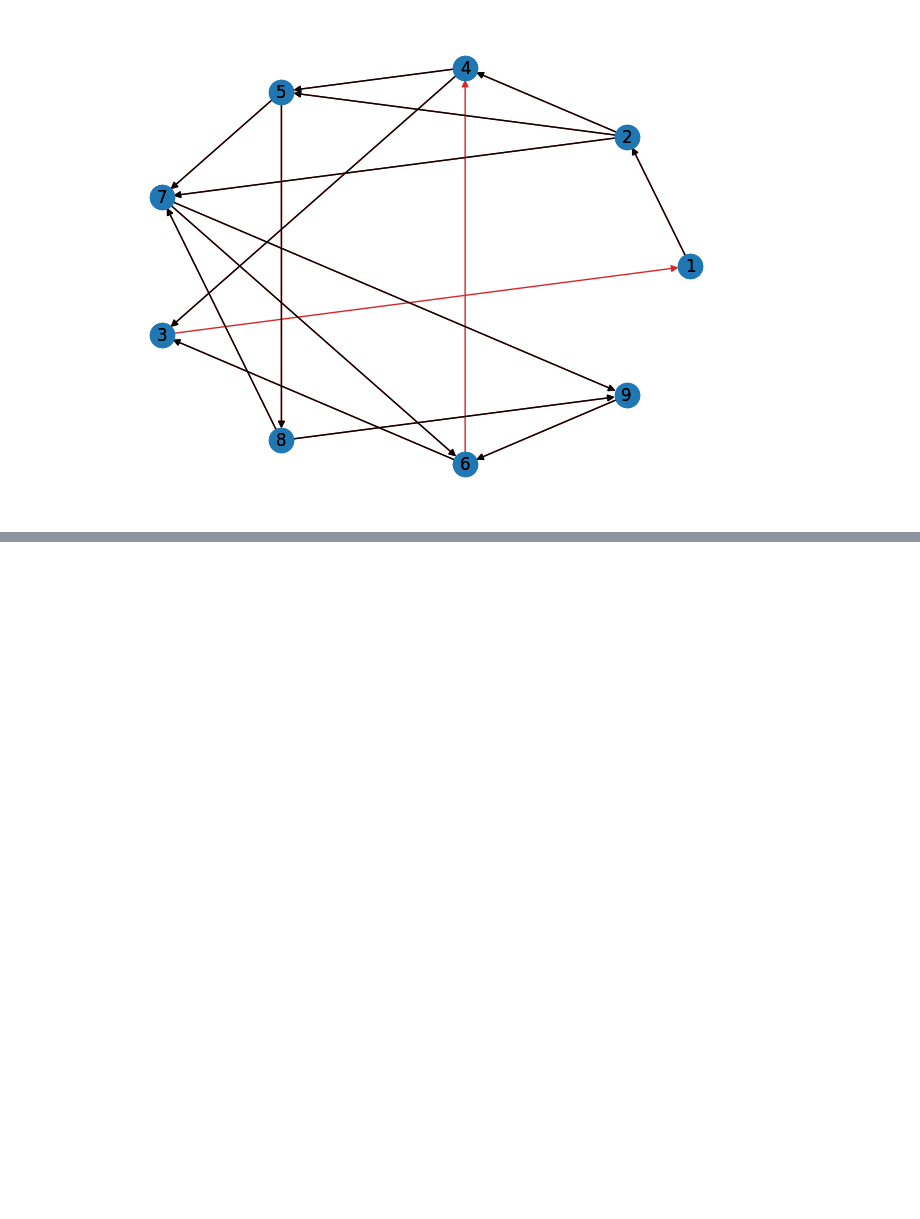
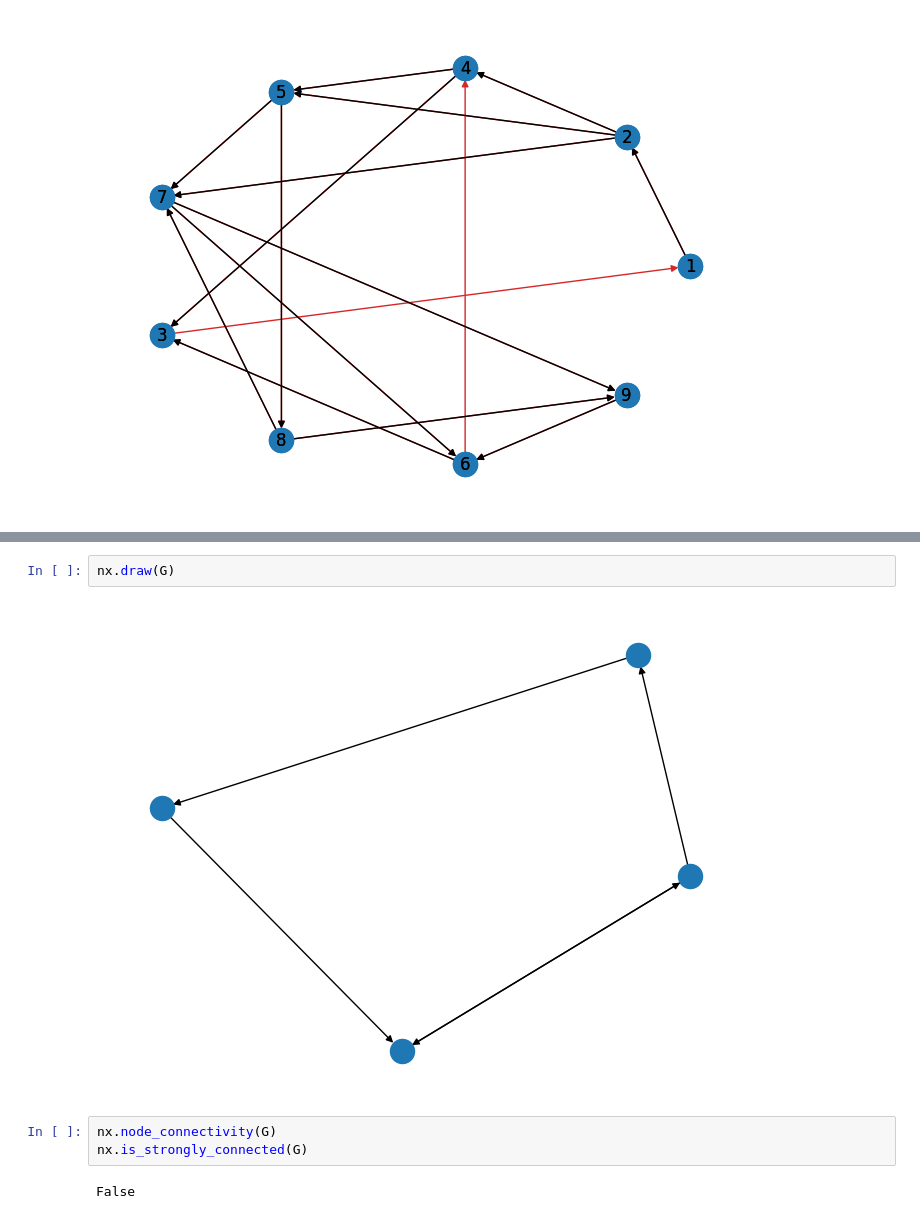
Before and after one commit to elgroselj/FAS, a Jupyter notebook: playground/zacetek.ipynb, the cells around one changed output, grey strips where cells are left out. Saved outputs shown, nothing was run; the diff lists cells and outputs as text; blank space fills up the shorter version.

```diff
--- a/playground/zacetek.ipynb
+++ b/playground/zacetek.ipynb
@@ -259,0 +281,9 @@ INFO: 14 out of 16 edges remain in graph.
+# %%
+nx.draw(G)
+# %% [output]
+[figure, added]
+# %%
+nx.node_connectivity(G)
+nx.is_strongly_connected(G)
+# %% [output]
+False
```
Also changed, not shown: parts of 3 cells of this notebook, 6 other files.
